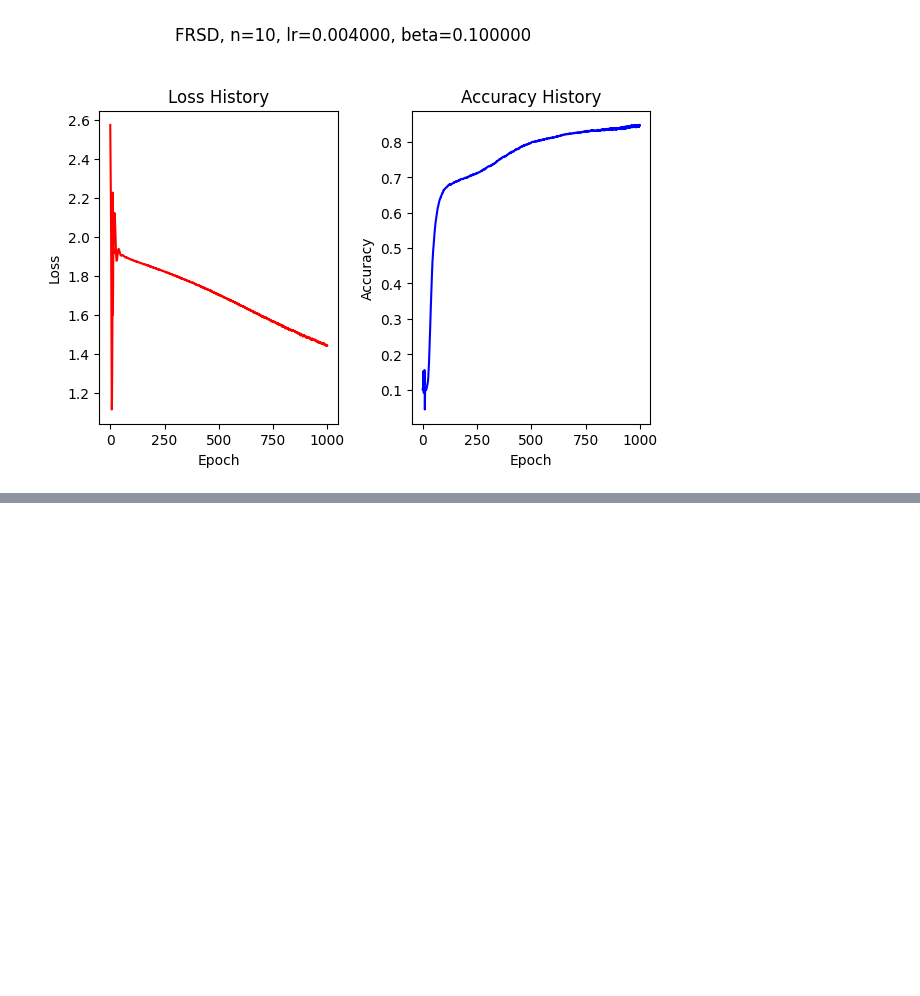
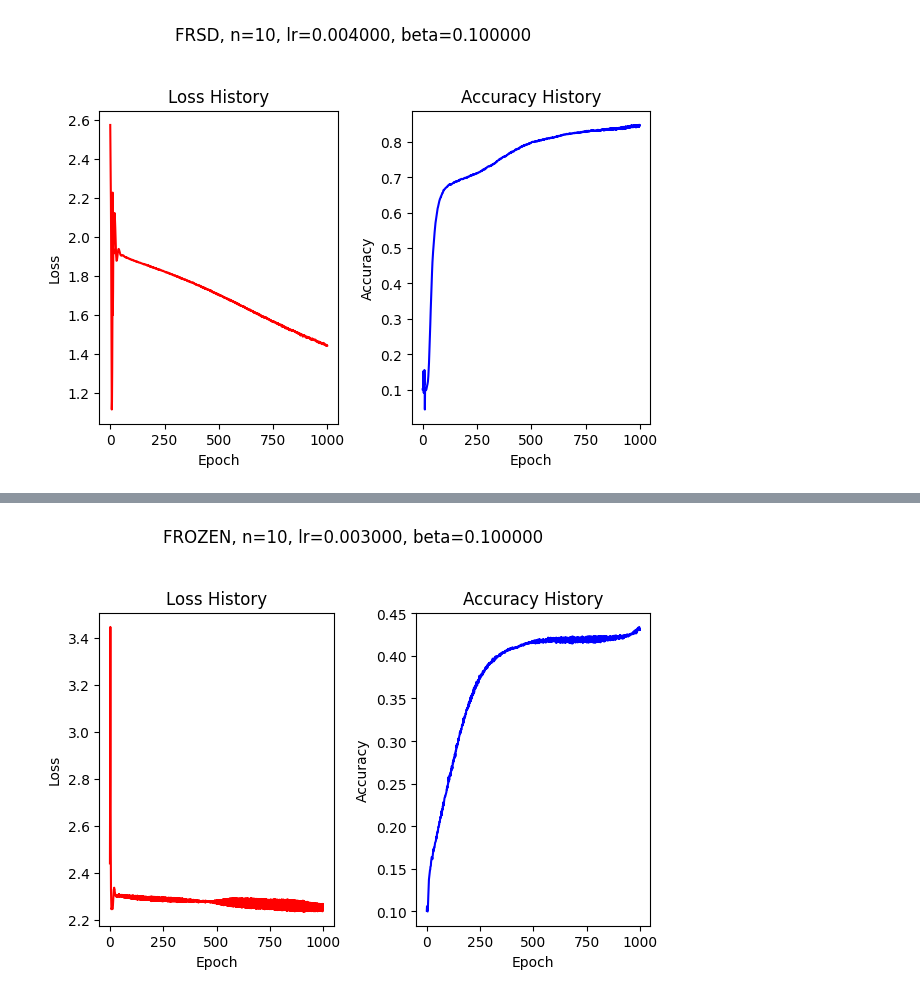
Before and after one commit to Luoxiaogan/PullSum_MNIST, a Jupyter notebook: code/神经网络实验/MNIST最终实验/实验部分/环状图, 10节点, 大异质性.ipynb, the cells around one changed output, grey strips where cells are left out. Cells and saved outputs as stored; diff of their text form; code cells hidden in the pictures; blank space fills up the shorter version.

```diff
--- a/code/神经网络实验/MNIST最终实验/实验部分/环状图, 10节点, 大异质性.ipynb
+++ b/code/神经网络实验/MNIST最终实验/实验部分/环状图, 10节点, 大异质性.ipynb
@@ -213,0 +235,19 @@ FROZEN_ll4, FROZEN_aa4= train_FROZEN(
+# %%
+FROZEN_ll5, FROZEN_aa5= train_FROZEN(
+    n=n,
+    A=A,
+    model_class=MNISTClassifier_4layer_2,
+    seed_for_model=49,
+    criterion_class=nn.CrossEntropyLoss,
+    epochs=1000,
+    lr=3e-3,
+    beta=0.1,
+    X_train_data=h_data,
+    y_train_data=y_data,
+    X_test_data=X_test,
+    y_test_data=y_test,
+    compute_accuracy=compute_accuracy_with_average_model,
+    show_graph=True
+)
+# %% [output]
+[figure, added]
```
Also changed, not shown: parts of 11 cells of this notebook, 4 other files.
